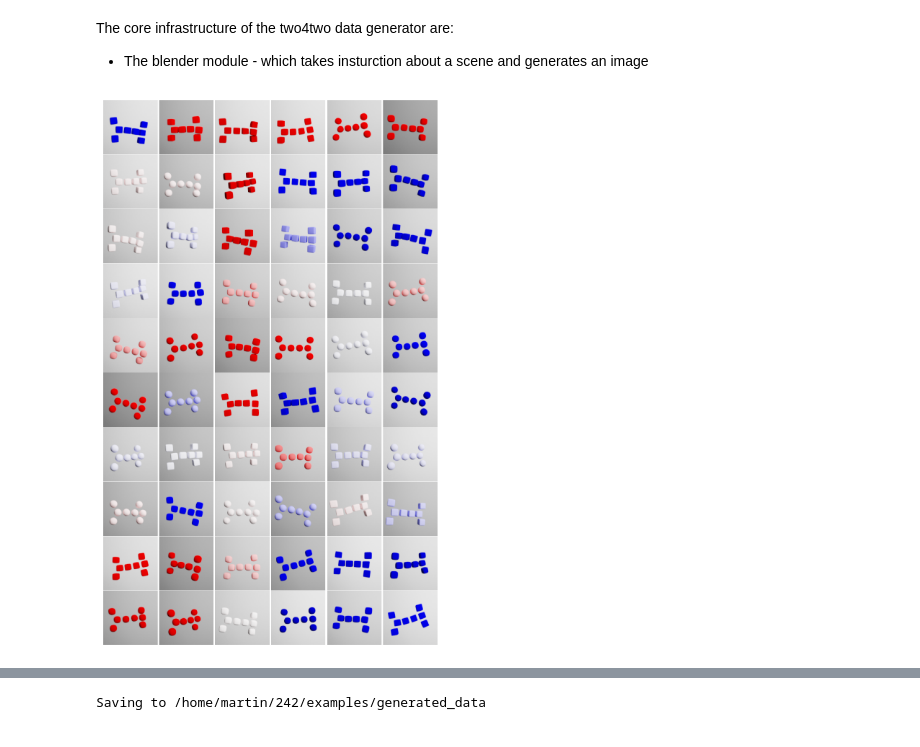
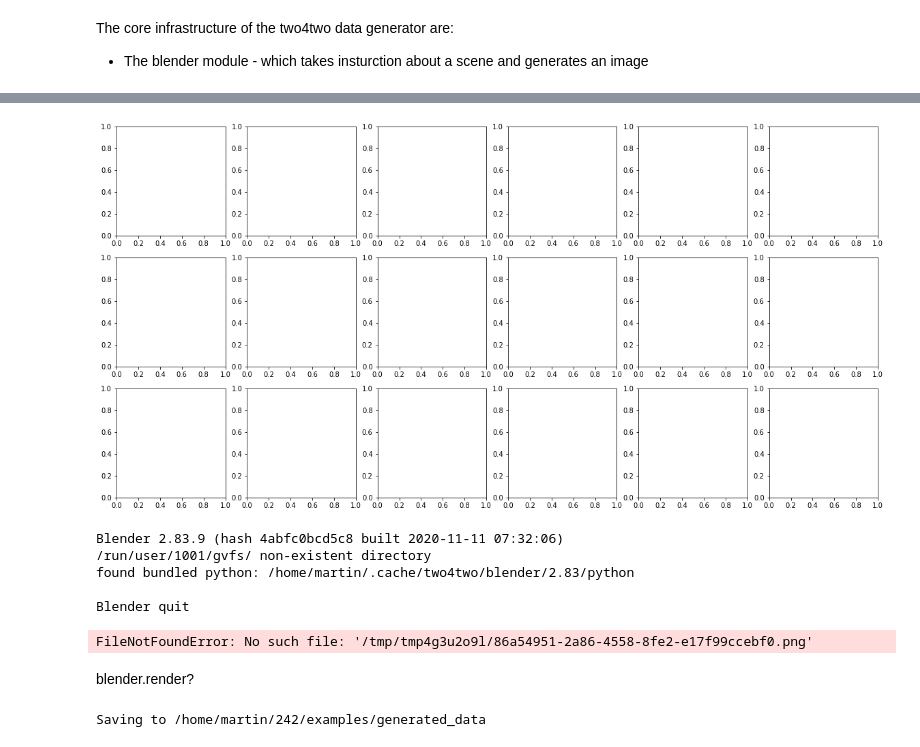
Before and after one commit to mschuessler/two4two, a Jupyter notebook: examples/GenerateData.ipynb, the cells around one changed output, grey strips where cells are left out. Cells and saved outputs as stored; diff of their text form; code cells hidden in the pictures.

```diff
--- a/examples/GenerateData.ipynb
+++ b/examples/GenerateData.ipynb
@@ -53,4 +19,0 @@ def showExamplesForSampler(sampler=scene_parameters.SampleSceneParameters, num_r
-# %%
-showExamplesForSampler(sampler)
-# %% [output]
-[figure, removed]
@@ -58,0 +20,6 @@ blender.render?
+# %%
+sampler = scene_parameters.ColorBiasedSceneParameterSampler()
+params = [sampler.sample() for _ in range(15)]
+# %%
+render_grid(params,enforce_equal_class_distribution=False)
+# %% [output]
@@ -59,3 +27,16 @@ blender.render?
+[figure, added]
+# %%
+for (img, param) in  blender.render(params, print_output = True, download_blender=True):
+    pass
+# %% [output]
+Blender 2.83.9 (hash 4abfc0bcd5c8 built 2020-11-11 07:32:06)
+/run/user/1001/gvfs/ non-existent directory
+found bundled python: /home/martin/.cache/two4two/blender/2.83/python
+
+Blender quit
+FileNotFoundError: No such file: '/tmp/tmp4g3u2o9l/86a54951-2a86-4558-8fe2-e17f99ccebf0.png'
+# %% [markdown]
+blender.render?
 # %%
 save_dir = os.path.join(os.getcwd(),'generated_data')
 if not os.path.exists(save_dir):
```
Also changed, not shown: parts of 5 cells of this notebook.
